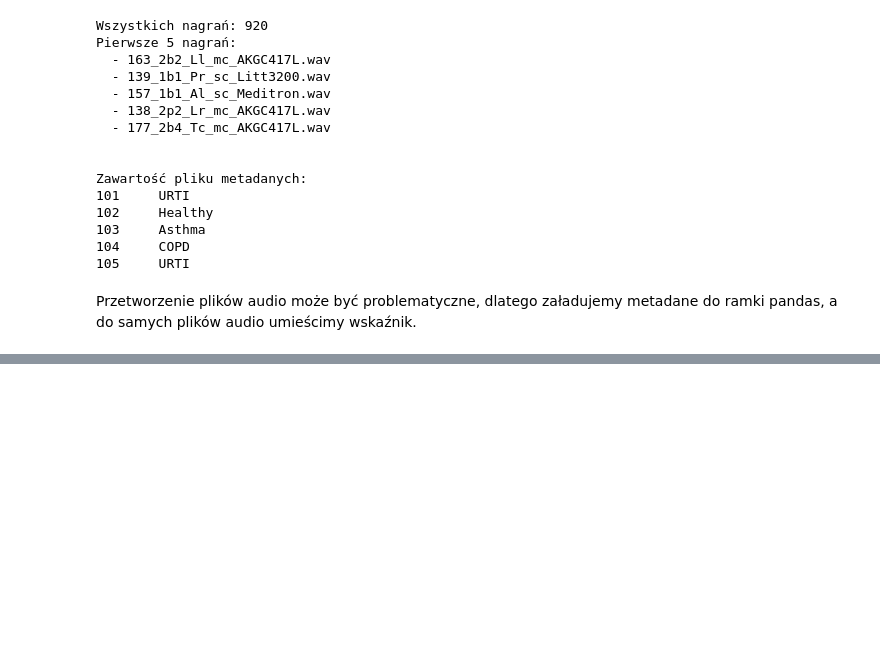
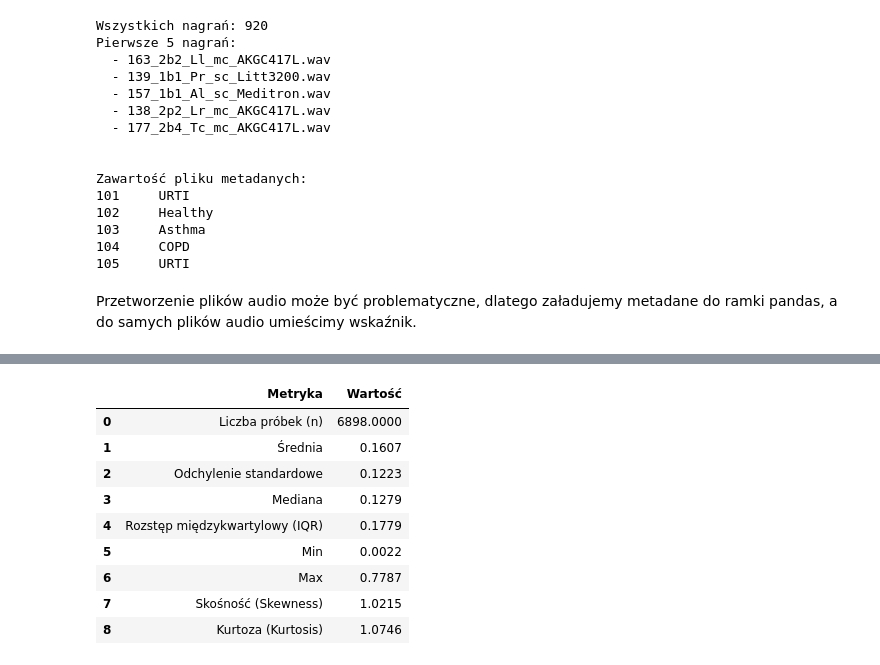
Before and after one commit to gwiazdan/respiratory-sound-analysis, a Jupyter notebook: notebooks/01_eda_icbhi.ipynb, the cells around one changed output, grey strips where cells are left out. Saved outputs shown, nothing was run; the diff lists cells and outputs as text; code cells hidden in the pictures; blank space fills up the shorter version.

```diff
--- a/notebooks/01_eda_icbhi.ipynb
+++ b/notebooks/01_eda_icbhi.ipynb
@@ -205 +183,8 @@ Przygotowany zbiór danych poddamy teraz analizie, zaczynając od analizy katego
+# %%
+rms_dict = {}
+for filename in df['filename'].unique():
+    y, sr = librosa.load(DATA_PATH / f"{filename}.wav" , sr=None)
+    rms_dict[filename] = np.mean(librosa.feature.rms(y=y))
+
+df['audio_rms'] = df['filename'].map(rms_dict)
 # %%
@@ -815,0 +883,45 @@ Prawidłowy, spoczynkowy cykl oddechowy u dorosłego człowiek trwa zazwyczaj od
+# %%
+duration_data = df["audio_rms"].dropna()
+
+stats_summary = pd.DataFrame({
+    "Metryka": [
+        "Liczba próbek (n)",
+        "Średnia",
+        "Odchylenie standardowe",
+        "Mediana",
+        "Rozstęp międzykwartylowy (IQR)",
+        "Min",
+        "Max",
+        "Skośność (Skewness)",
+        "Kurtoza (Kurtosis)"
+    ],
+    "Wartość": [
+        len(duration_data),
+        duration_data.mean(),
+        duration_data.std(),
+        duration_data.median(),
+        stats.iqr(duration_data),
+        duration_data.min(),
+        duration_data.max(),
+        stats.skew(duration_data),
+        stats.kurtosis(duration_data)  # Fisher=True (0 dla rozkładu normalnego)
+    ]
+})
+
+# Zaokrąglenie wartości zmiennoprzecinkowych dla czytelności
+stats_summary["Wartość"] = stats_summary["Wartość"].apply(
+    lambda x: f"{x:.4f}" if isinstance(x, float) else str(x)
+)
+
+stats_summary
+# %% [output]
+|  | Metryka | Wartość |
+| 0 | Liczba próbek (n) | 6898.0000 |
+| 1 | Średnia | 0.1607 |
+| 2 | Odchylenie standardowe | 0.1223 |
+| 3 | Mediana | 0.1279 |
+| 4 | Rozstęp międzykwartylowy (IQR) | 0.1779 |
+| 5 | Min | 0.0022 |
+| 6 | Max | 0.7787 |
+| 7 | Skośność (Skewness) | 1.0215 |
+| 8 | Kurtoza (Kurtosis) | 1.0746 |
```
Also changed, not shown: parts of 48 cells of this notebook.
